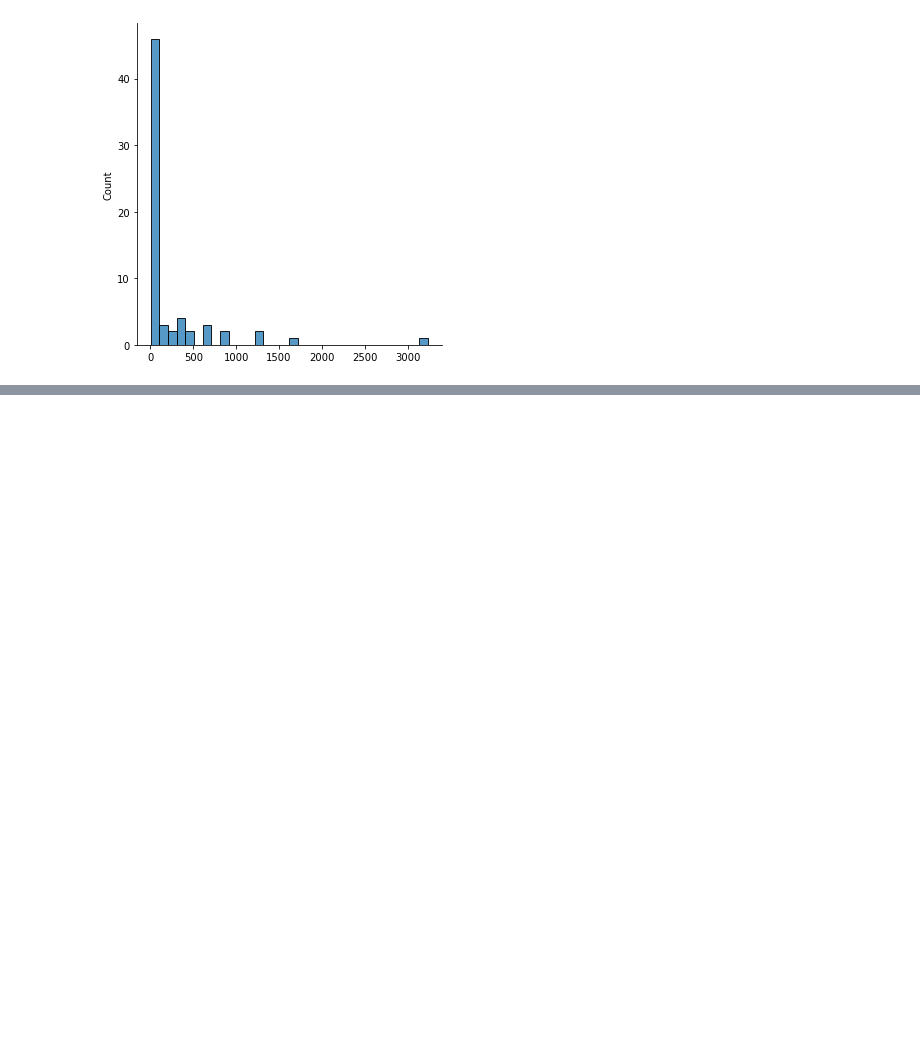
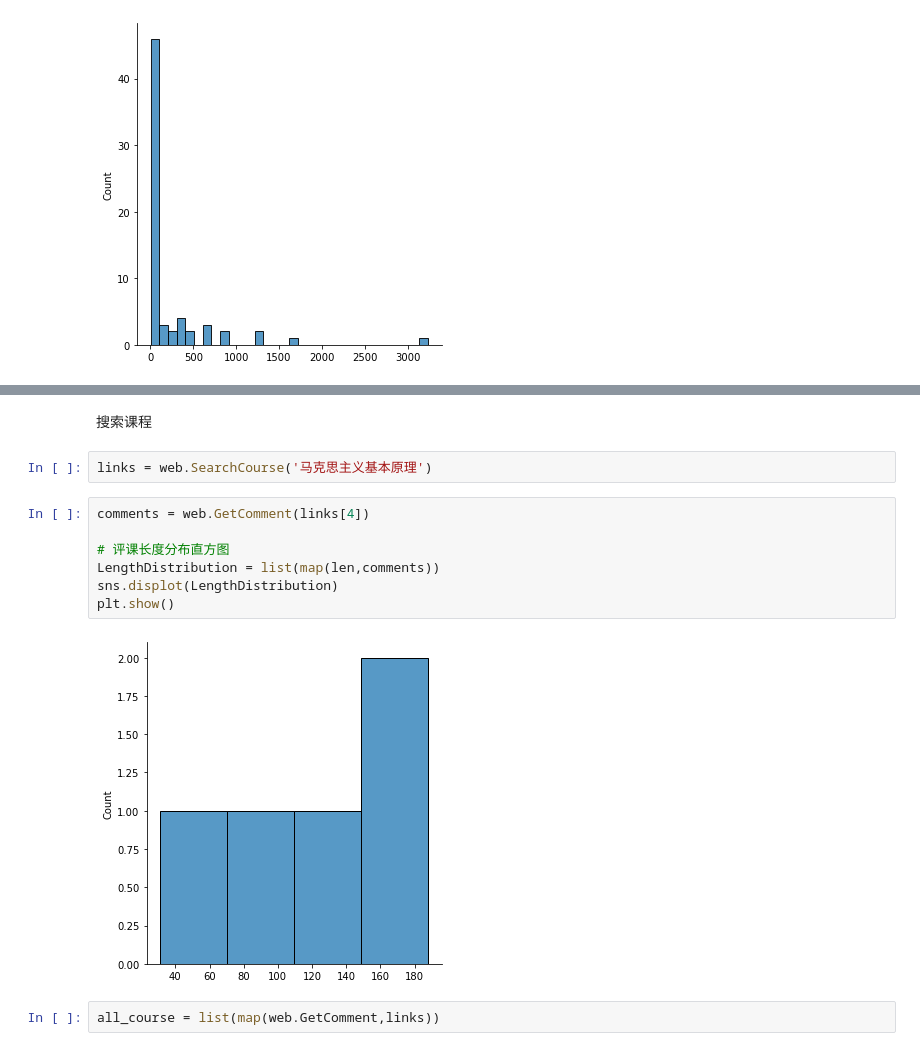
Before and after one commit to Bessgendre/Word-Cloud-For-USTC-icourse.club, a Jupyter notebook: main.ipynb, the cells around one changed output, grey strips where cells are left out. Cells and saved outputs as stored; diff of their text form; blank space fills up the shorter version.

Commit message:
open Safari and search with name of the course; try to fasten the generation of wordcloud by threading

```diff
--- a/main.ipynb
+++ b/main.ipynb
@@ -52,0 +45,15 @@ Prefix dict has been built successfully.
+# %% [markdown]
+搜索课程
+# %%
+links = web.SearchCourse('马克思主义基本原理')
+# %%
+comments = web.GetComment(links[4])
+
+# 评课长度分布直方图
+LengthDistribution = list(map(len,comments))
+sns.displot(LengthDistribution)
+plt.show()
+# %% [output]
+[figure, added]
+# %%
+all_course = list(map(web.GetComment,links))
```
Also changed, not shown: parts of 7 cells of this notebook, 3 other files.
